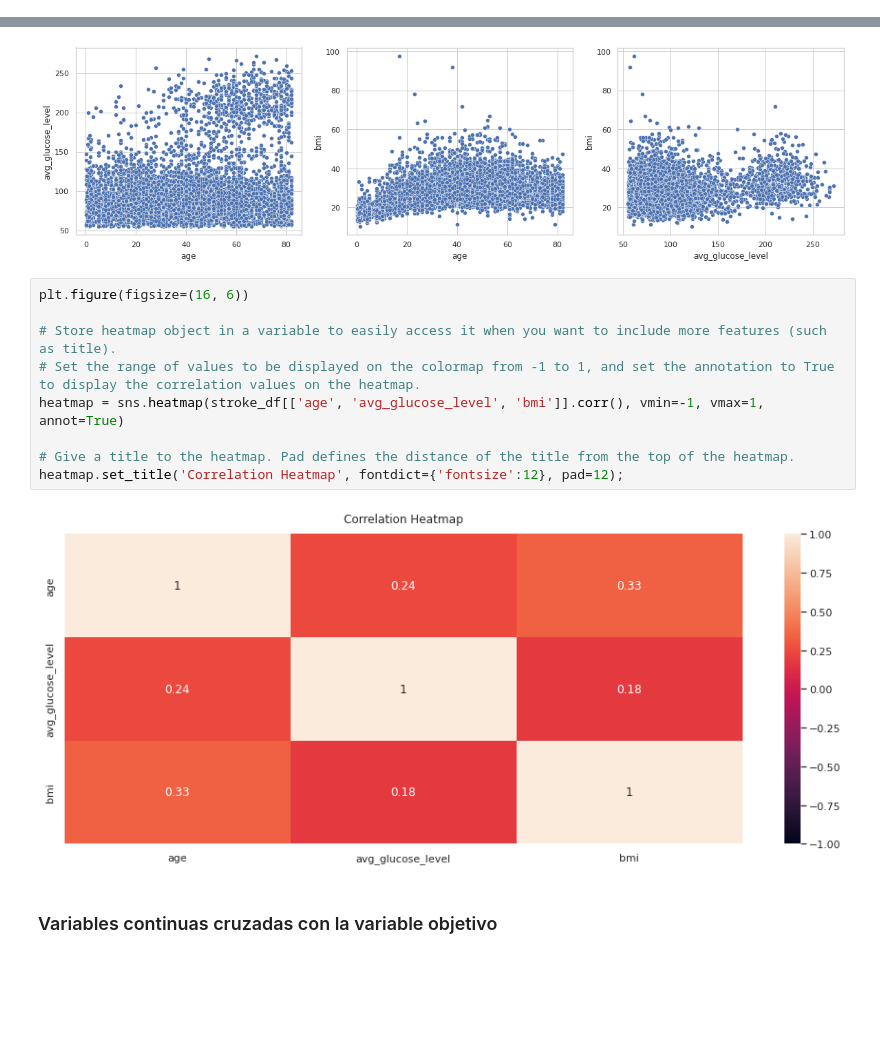
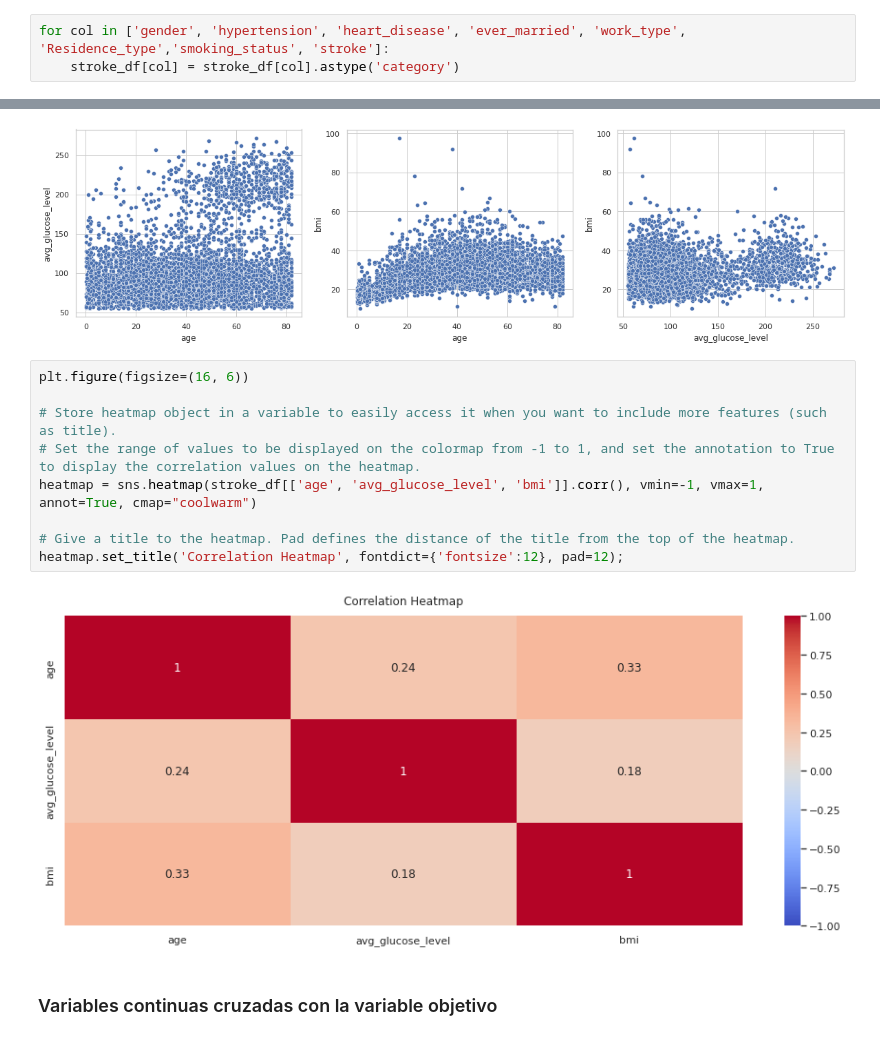
Before and after one commit to sumitkumarjethani/Stroke-Prediction, a Jupyter notebook: exploratory-data-analysis.ipynb, the cells around one changed output, grey strips where cells are left out. Saved outputs shown, nothing was run; the diff lists cells and outputs as text; blank space fills up the shorter version.

```diff
--- a/exploratory-data-analysis.ipynb
+++ b/exploratory-data-analysis.ipynb
@@ -48,3 +50,6 @@ stroke_df.shape
+# %%
+for col in ['gender', 'hypertension', 'heart_disease', 'ever_married', 'work_type', 'Residence_type','smoking_status', 'stroke']:
+    stroke_df[col] = stroke_df[col].astype('category')
 # %% [markdown]
 ## Análisis exploratorio de los datos
 # %% [markdown]
@@ -215,14 +145,14 @@ sns.scatterplot(data=stroke_df, x="avg_glucose_level", y="bmi", ax=axes[2])
 # %%
 plt.figure(figsize=(16, 6))
 
 # Store heatmap object in a variable to easily access it when you want to include more features (such as title).
 # Set the range of values to be displayed on the colormap from -1 to 1, and set the annotation to True to display the correlation values on the heatmap.
-heatmap = sns.heatmap(stroke_df[['age', 'avg_glucose_level', 'bmi']].corr(), vmin=-1, vmax=1, annot=True)
+heatmap = sns.heatmap(stroke_df[['age', 'avg_glucose_level', 'bmi']].corr(), vmin=-1, vmax=1, annot=True, cmap="coolwarm")
 
 # Give a title to the heatmap. Pad defines the distance of the title from the top of the heatmap.
 heatmap.set_title('Correlation Heatmap', fontdict={'fontsize':12}, pad=12);
 # %% [output]
-[figure, old version]
+[figure, new version]
 # %% [markdown]
 ### Variables continuas cruzadas con la variable objetivo
 # %% [markdown]
```
Also changed, not shown: parts of 53 cells of this notebook.
